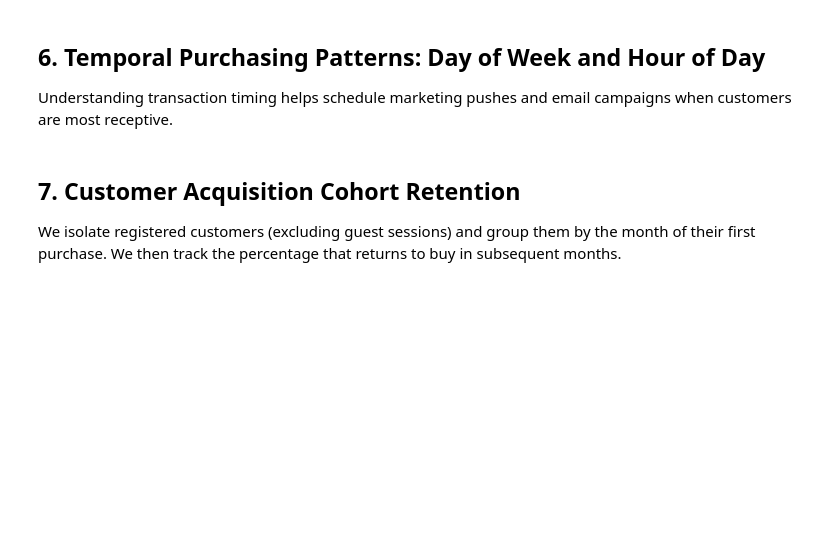
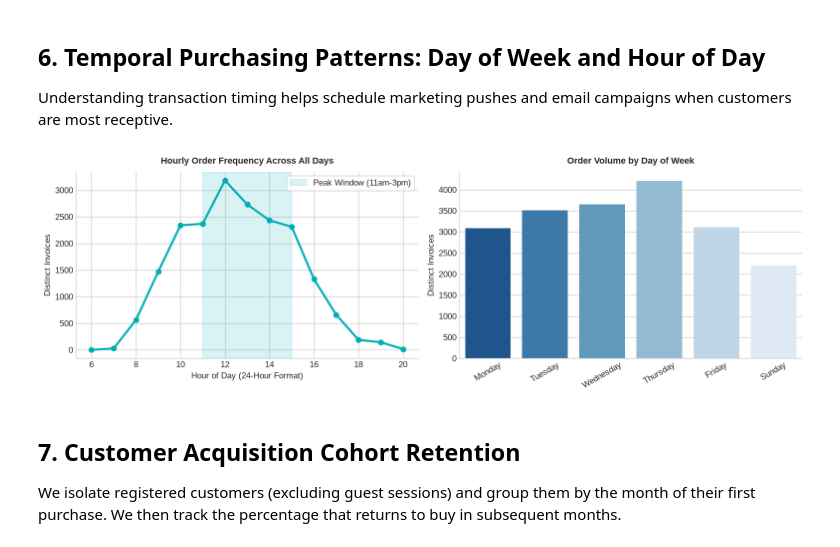
Before and after one commit to haydermuhib/01_ecommerce_product_analytics, a Jupyter notebook: notebooks/01_ecommerce_eda.ipynb, the cells around one changed output. Saved outputs shown, nothing was run; the diff lists cells and outputs as text; code cells hidden in the pictures; blank space fills up the shorter version.

```diff
--- a/notebooks/01_ecommerce_eda.ipynb
+++ b/notebooks/01_ecommerce_eda.ipynb
@@ -177,35 +177,36 @@ Understanding transaction timing helps schedule marketing pushes and email campa
 # %%
 df_cleaned['InvoiceDate'] = pd.to_datetime(df_cleaned['InvoiceDate'])
 df_cleaned['Hour'] = df_cleaned['InvoiceDate'].dt.hour
 df_cleaned['DayOfWeek'] = df_cleaned['InvoiceDate'].dt.day_name()
 df_cleaned['IsWeekend'] = df_cleaned['InvoiceDate'].dt.dayofweek >= 5
 
 day_order = ['Monday', 'Tuesday', 'Wednesday', 'Thursday', 'Friday', 'Saturday', 'Sunday']
 
-fig, (ax1, ax2) = plt.subplots(1, 2, figsize=(13, 4.2), dpi=150)
+fig, (ax1, ax2) = plt.subplots(1, 2, figsize=(13, 4.2), dpi=120)
 
 hourly_agg = df_cleaned.groupby('Hour')['InvoiceNo'].nunique()
-ax1.plot(hourly_agg.index, hourly_agg.values, marker='o', color='#009999', lw=2.5)
+ax1.plot(hourly_agg.index, hourly_agg.values, marker='o', color='#00ADB5', lw=2.5)
 ax1.set_title("Hourly Order Frequency Across All Days", fontsize=11, fontweight='bold', pad=10)
 ax1.set_xlabel("Hour of Day (24-Hour Format)")
 ax1.set_ylabel("Distinct Invoices")
-ax1.axvspan(11, 15, color='#4ECA78', alpha=0.15, label='Peak Window (11am-3pm)')
+ax1.axvspan(11, 15, color='#00ADB5', alpha=0.15, label='Peak Window (11am-3pm)')
 ax1.legend(loc='upper right', frameon=True)
 ax1.spines['top'].set_visible(False)
 ax1.spines['right'].set_visible(False)
 
 daily_agg = df_cleaned.groupby('DayOfWeek')['InvoiceNo'].nunique().reindex(day_order).dropna()
-sns.barplot(x=daily_agg.index, y=daily_agg.values, ax=ax2, palette='Blues_d', hue='OrderTier', legend=False)
+sns.barplot(x=daily_agg.index, y=daily_agg.values, ax=ax2, palette='Blues_r', hue=daily_agg.index, legend=False)
 ax2.set_title("Order Volume by Day of Week", fontsize=11, fontweight='bold', pad=10)
 ax2.set_xlabel("")
 ax2.set_ylabel("Distinct Invoices")
 ax2.tick_params(axis='x', rotation=30)
 ax2.spines['top'].set_visible(False)
 ax2.spines['right'].set_visible(False)
 
 fig.tight_layout()
 plt.show()
-plt.close(fig)
+# %% [output]
+[figure, added]
 # %% [markdown]
 ## 7. Customer Acquisition Cohort Retention
 We isolate registered customers (excluding guest sessions) and group them by the month of their first purchase. We then track the percentage that returns to buy in subsequent months.
```
Also changed, not shown: parts of 9 cells of this notebook.
